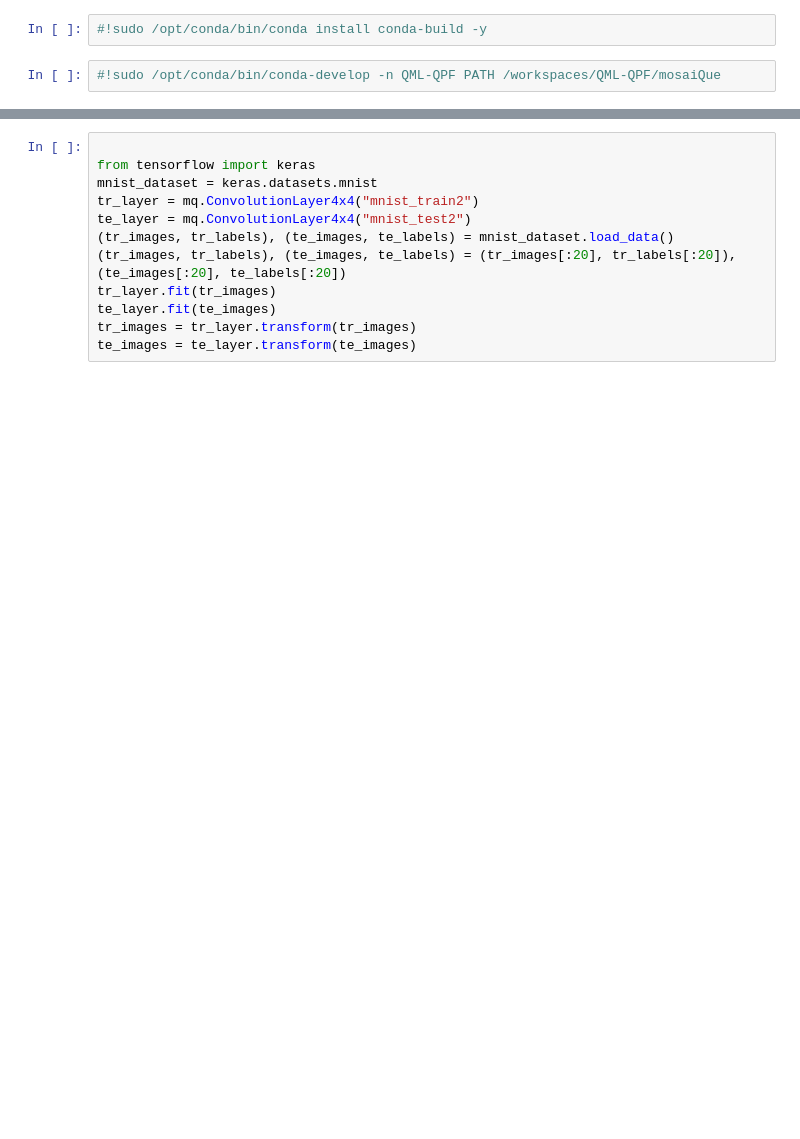
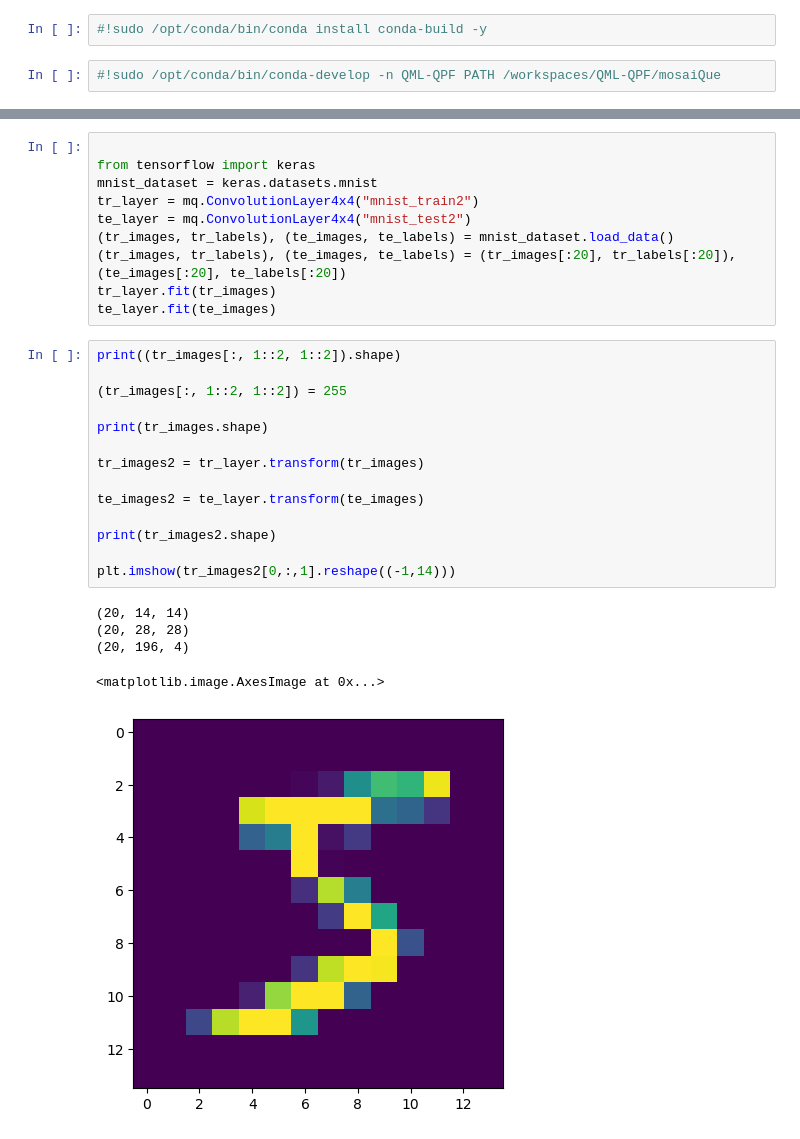
Before and after one commit to TheOpenSI/QML-QPF, a Jupyter notebook: mosaiQue/notebooks/shape-test.ipynb, the cells around one changed output, grey strips where cells are left out. Drawn from its saved outputs; the diff is of its cells as text; blank space fills up the shorter version.

```diff
--- a/mosaiQue/notebooks/shape-test.ipynb
+++ b/mosaiQue/notebooks/shape-test.ipynb
@@ -44,8 +46,26 @@ te_layer = mq.ConvolutionLayer4x4("mnist_test2")
 (tr_images, tr_labels), (te_images, te_labels) = (tr_images[:20], tr_labels[:20]), (te_images[:20], te_labels[:20])
 tr_layer.fit(tr_images)
 te_layer.fit(te_images)
-tr_images = tr_layer.transform(tr_images)
-te_images = te_layer.transform(te_images)
+# %%
+print((tr_images[:, 1::2, 1::2]).shape)
+
+(tr_images[:, 1::2, 1::2]) = 255
+
+print(tr_images.shape)
+
+tr_images2 = tr_layer.transform(tr_images)
+
+te_images2 = te_layer.transform(te_images)
+
+print(tr_images2.shape)
+
+plt.imshow(tr_images2[0,:,1].reshape((-1,14)))
+# %% [output]
+(20, 14, 14)
+(20, 28, 28)
+(20, 196, 4)
+<matplotlib.image.AxesImage at 0x...>
+[figure, added]
 # %%
 permutations = np.asarray(list(itertools.permutations(range(4))))
 
```
Also changed, not shown: parts of 9 cells of this notebook, 13 other files.
